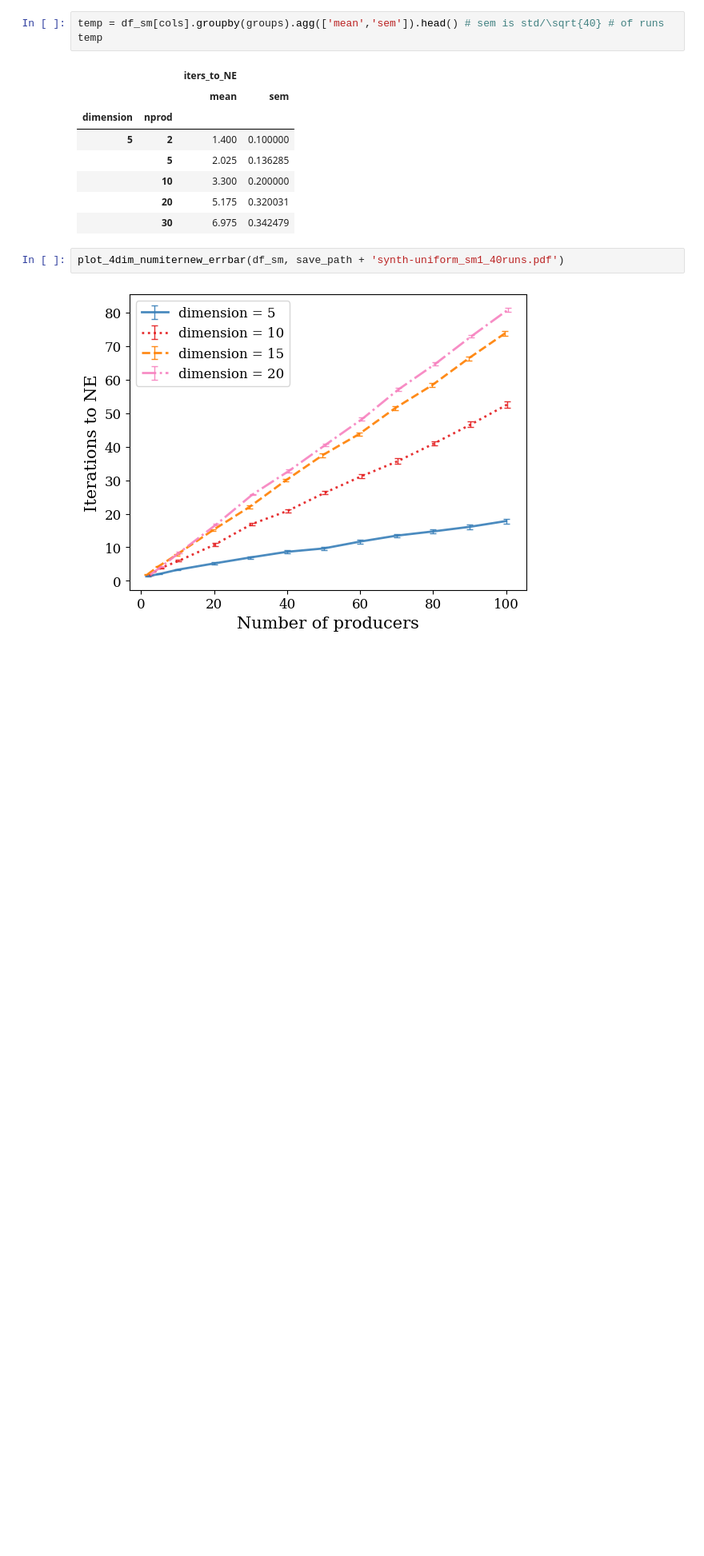
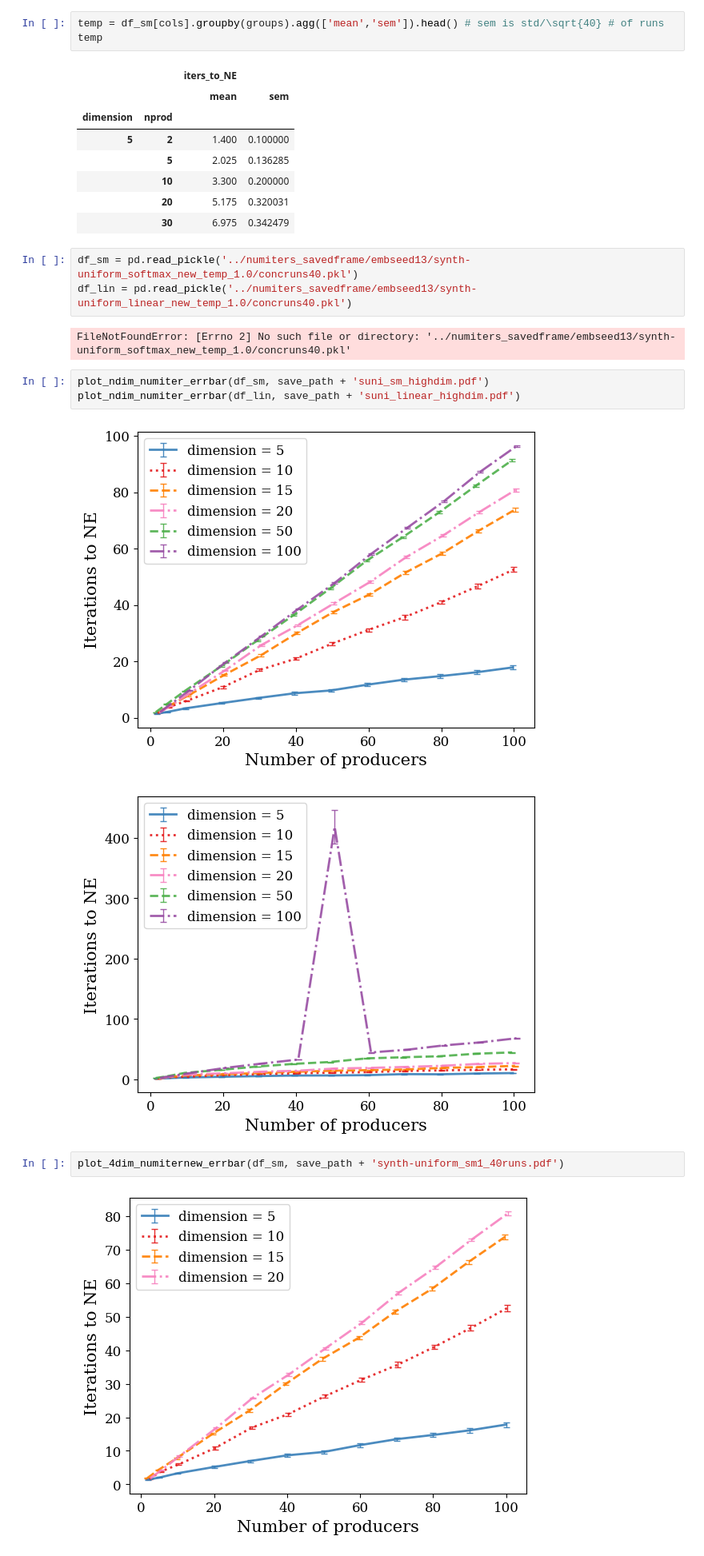
Before and after one commit to krishnacharya/recsys_eq, a Jupyter notebook: notebooks/numiter-exp1.ipynb, the cells around one changed output. Shown at 80% size. Drawn from its saved outputs; the diff is of its cells as text; blank space fills up the shorter version.

Commit message:
adds plot comparing all serving rules

```diff
--- a/notebooks/numiter-exp1.ipynb
+++ b/notebooks/numiter-exp1.ipynb
@@ -49,6 +49,17 @@ temp
 |  | 10 | 3.300 | 0.200000 |
 |  | 20 | 5.175 | 0.320031 |
 |  | 30 | 6.975 | 0.342479 |
+# %%
+df_sm = pd.read_pickle('../numiters_savedframe/embseed13/synth-uniform_softmax_new_temp_1.0/concruns40.pkl')
+df_lin = pd.read_pickle('../numiters_savedframe/embseed13/synth-uniform_linear_new_temp_1.0/concruns40.pkl')
+# %% [output]
+FileNotFoundError: [Errno 2] No such file or directory: '../numiters_savedframe/embseed13/synth-uniform_softmax_new_temp_1.0/concruns40.pkl'
+# %%
+plot_ndim_numiter_errbar(df_sm, save_path + 'suni_sm_highdim.pdf')
+plot_ndim_numiter_errbar(df_lin, save_path + 'suni_linear_highdim.pdf')
+# %% [output]
+[figure, added]
+[figure, added]
 # %%
 plot_4dim_numiternew_errbar(df_sm, save_path + 'synth-uniform_sm1_40runs.pdf')
 # %% [output]
```
Also changed, not shown: parts of 6 cells of this notebook, 8 other files.
